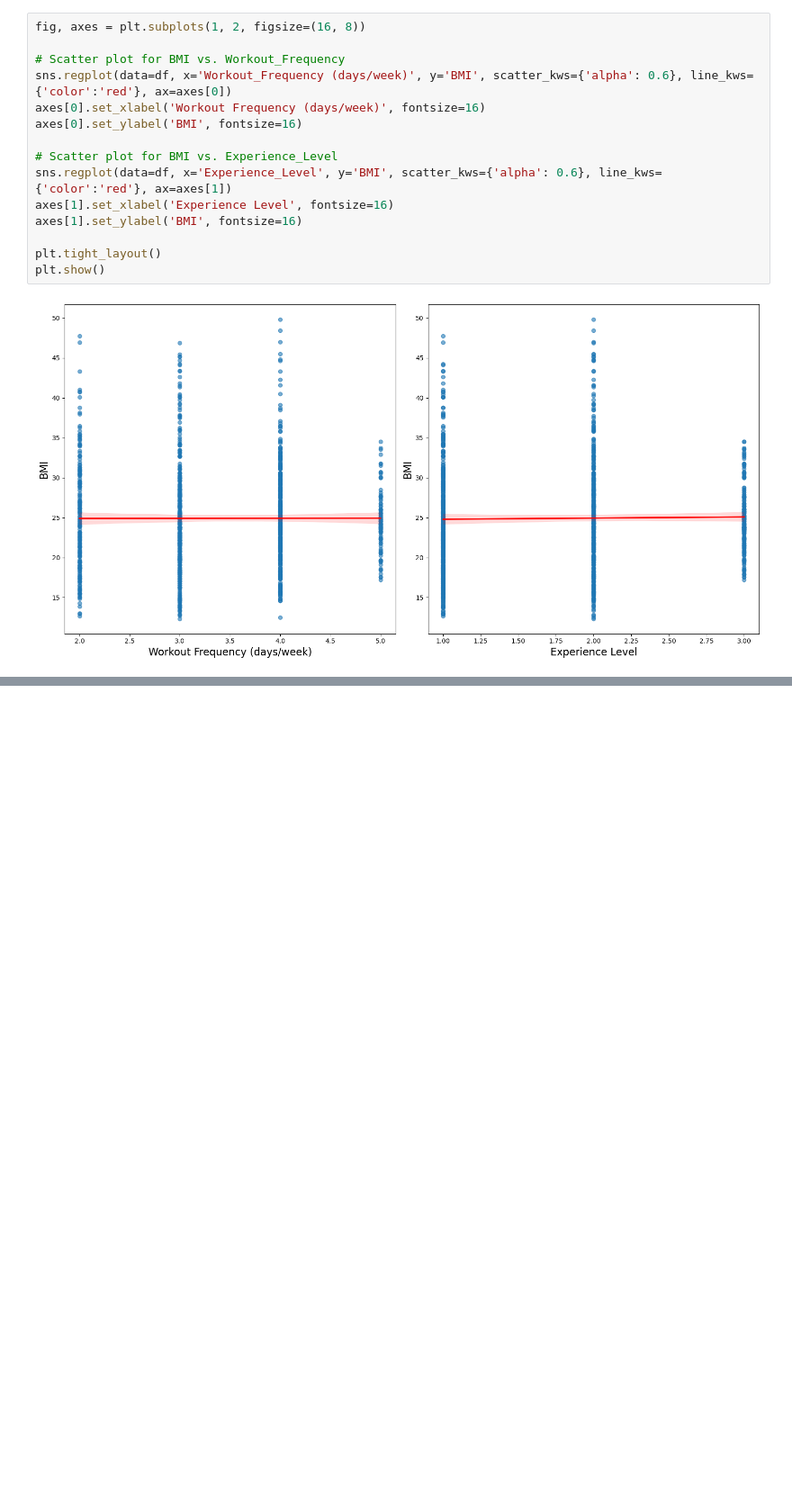
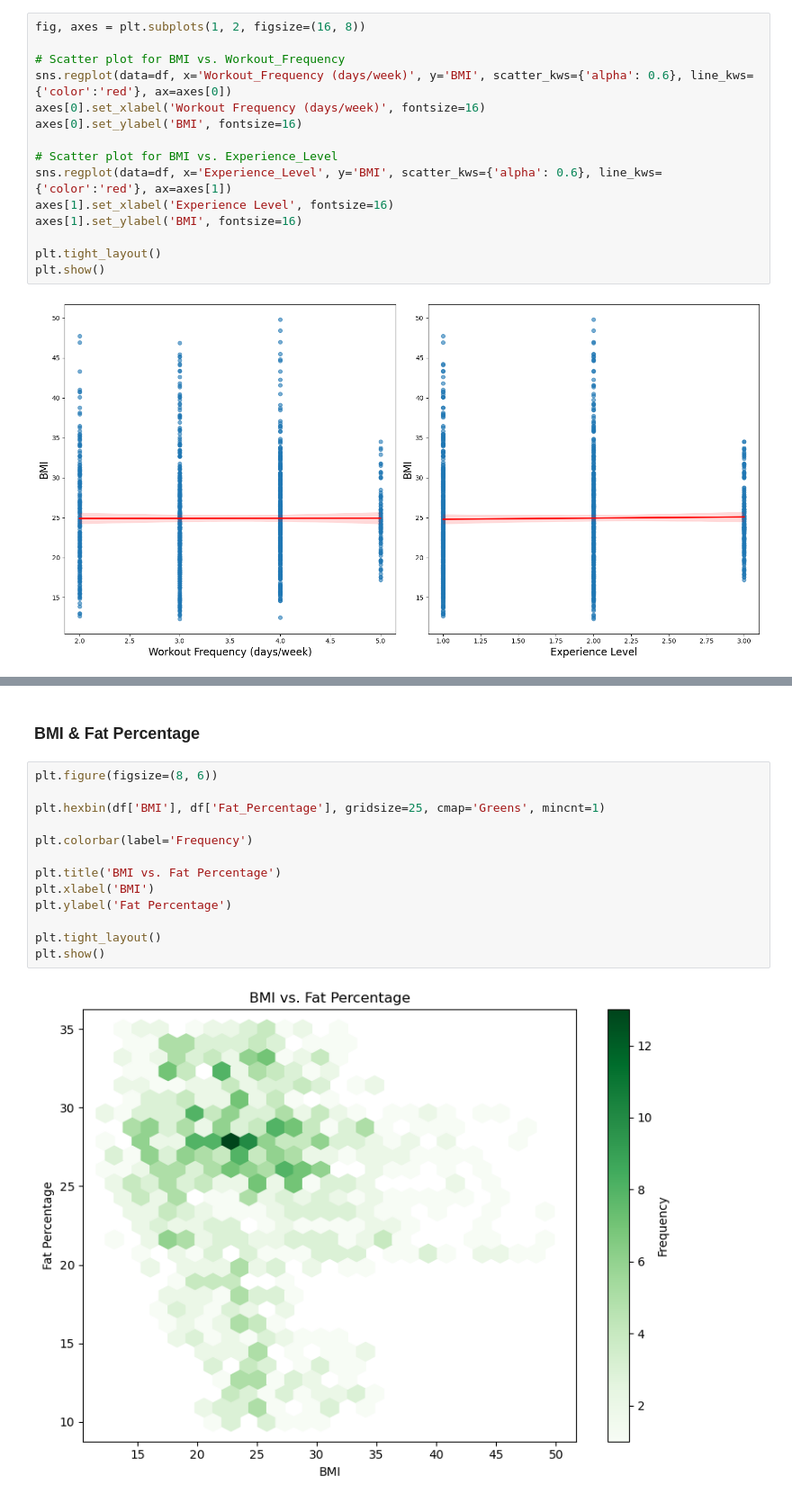
Before and after one commit to HilthonTT/gym-members-exercise, a Jupyter notebook: src/main.ipynb, the cells around one changed output, grey strips where cells are left out. Shown at 90% size. Cells and saved outputs as stored; diff of their text form; blank space fills up the shorter version.

```diff
--- a/src/main.ipynb
+++ b/src/main.ipynb
@@ -172,0 +322,17 @@ plt.show()
+# %% [markdown]
+### BMI & Fat Percentage
+# %%
+plt.figure(figsize=(8, 6))
+
+plt.hexbin(df['BMI'], df['Fat_Percentage'], gridsize=25, cmap='Greens', mincnt=1)
+
+plt.colorbar(label='Frequency')
+
+plt.title('BMI vs. Fat Percentage')
+plt.xlabel('BMI')
+plt.ylabel('Fat Percentage')
+
+plt.tight_layout()
+plt.show()
+# %% [output]
+[figure, added]
```
Also changed, not shown: parts of 7 cells of this notebook.
